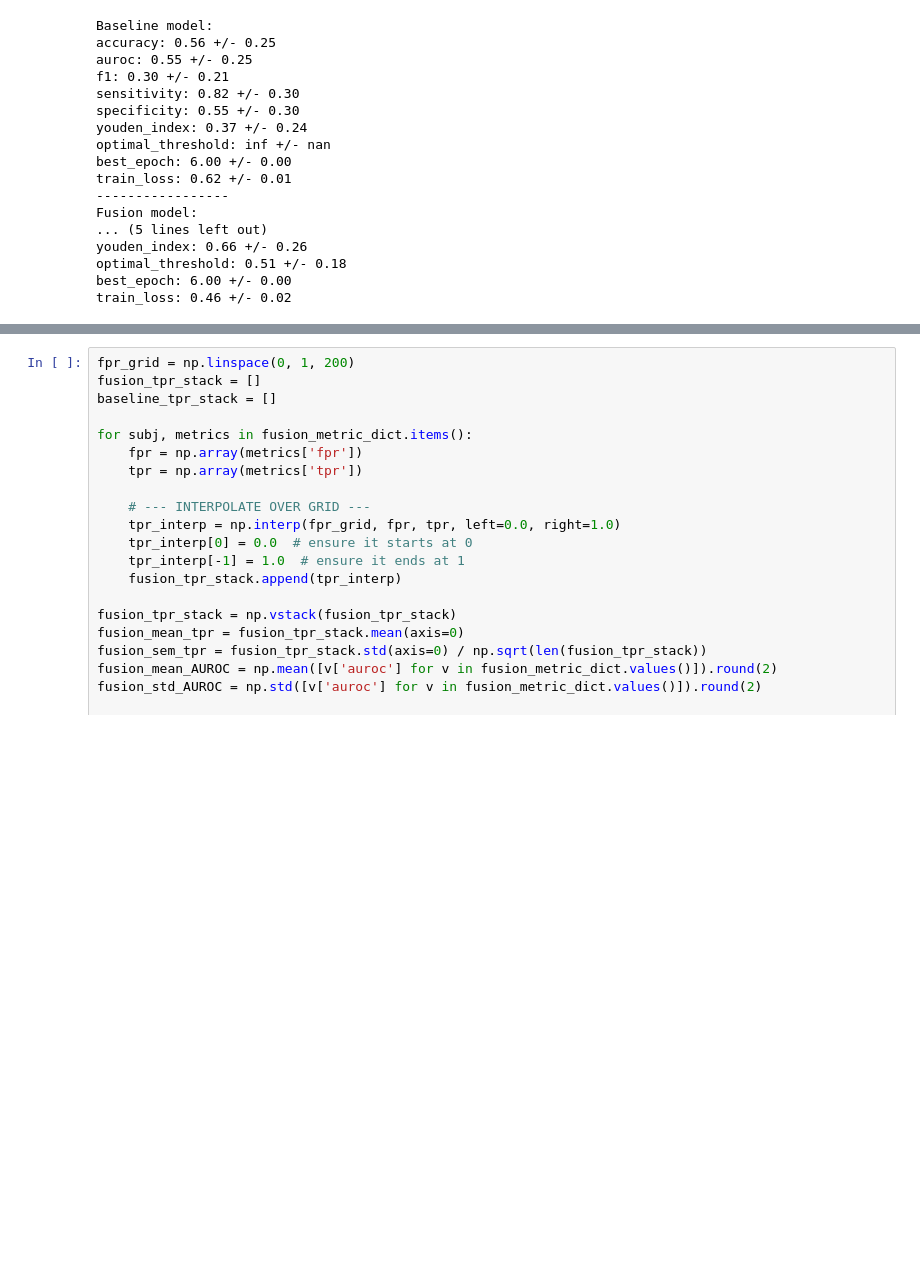
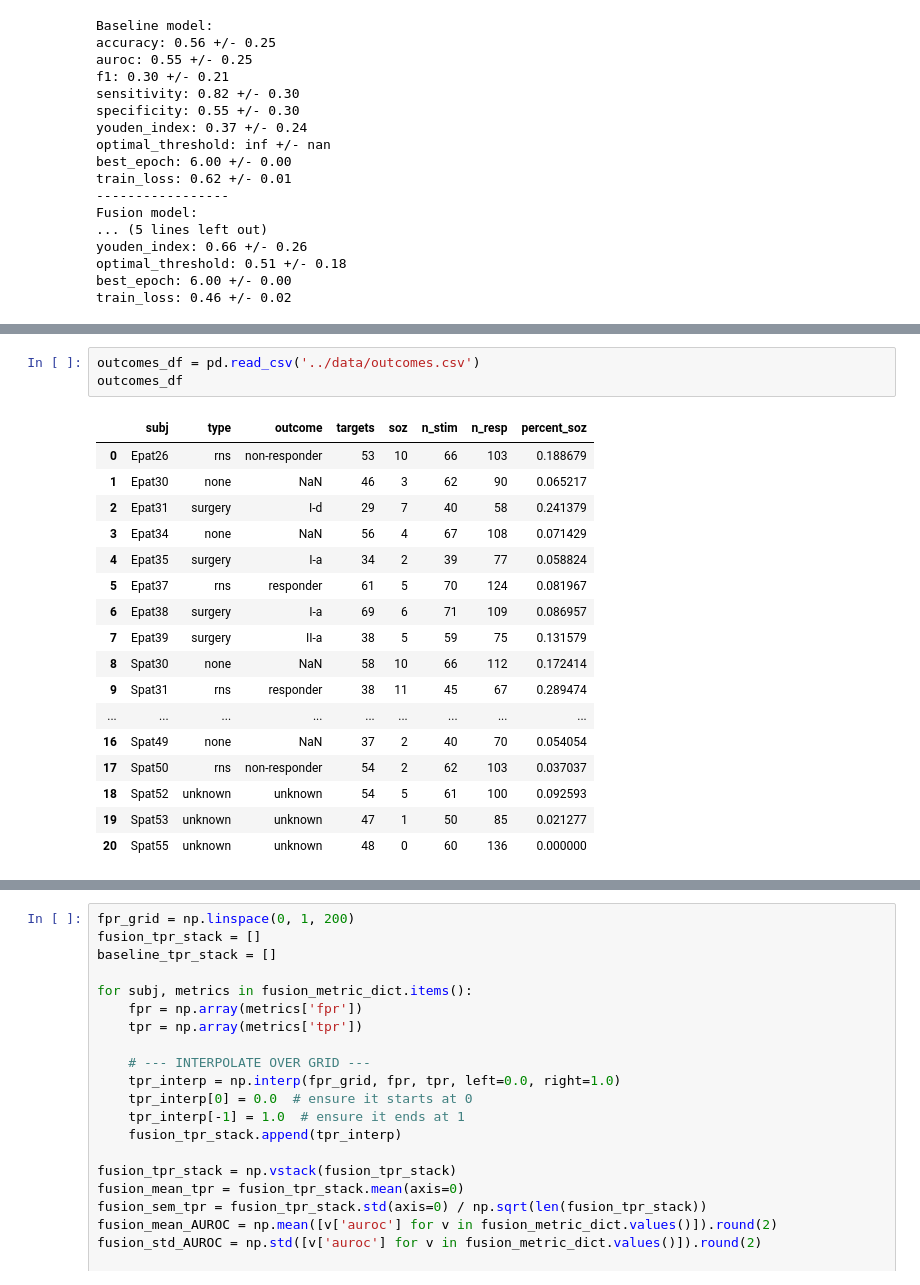
Before and after one commit to witherscp/SPES_Transformer, a Jupyter notebook: notebooks/testing.ipynb, the cells around one changed output, grey strips where cells are left out. Saved outputs shown, nothing was run; the diff lists cells and outputs as text; blank space fills up the shorter version.

```diff
--- a/notebooks/testing.ipynb
+++ b/notebooks/testing.ipynb
@@ -222,0 +154,21 @@ Paired t-test results:
+# %%
+outcomes_df = pd.read_csv('../data/outcomes.csv')
+outcomes_df
+# %% [output]
+|  | subj | type | outcome | targets | soz | n_stim | n_resp | percent_soz |
+| 0 | Epat26 | rns | non-responder | 53 | 10 | 66 | 103 | 0.188679 |
+| 1 | Epat30 | none | NaN | 46 | 3 | 62 | 90 | 0.065217 |
+| 2 | Epat31 | surgery | I-d | 29 | 7 | 40 | 58 | 0.241379 |
+| 3 | Epat34 | none | NaN | 56 | 4 | 67 | 108 | 0.071429 |
+| 4 | Epat35 | surgery | I-a | 34 | 2 | 39 | 77 | 0.058824 |
+| 5 | Epat37 | rns | responder | 61 | 5 | 70 | 124 | 0.081967 |
+| 6 | Epat38 | surgery | I-a | 69 | 6 | 71 | 109 | 0.086957 |
+| 7 | Epat39 | surgery | II-a | 38 | 5 | 59 | 75 | 0.131579 |
+| 8 | Spat30 | none | NaN | 58 | 10 | 66 | 112 | 0.172414 |
+| 9 | Spat31 | rns | responder | 38 | 11 | 45 | 67 | 0.289474 |
+| ... | ... | ... | ... | ... | ... | ... | ... | ... |
+| 16 | Spat49 | none | NaN | 37 | 2 | 40 | 70 | 0.054054 |
+| 17 | Spat50 | rns | non-responder | 54 | 2 | 62 | 103 | 0.037037 |
+| 18 | Spat52 | unknown | unknown | 54 | 5 | 61 | 100 | 0.092593 |
+| 19 | Spat53 | unknown | unknown | 47 | 1 | 50 | 85 | 0.021277 |
+| 20 | Spat55 | unknown | unknown | 48 | 0 | 60 | 136 | 0.000000 |
```
Also changed, not shown: parts of 7 cells of this notebook.
